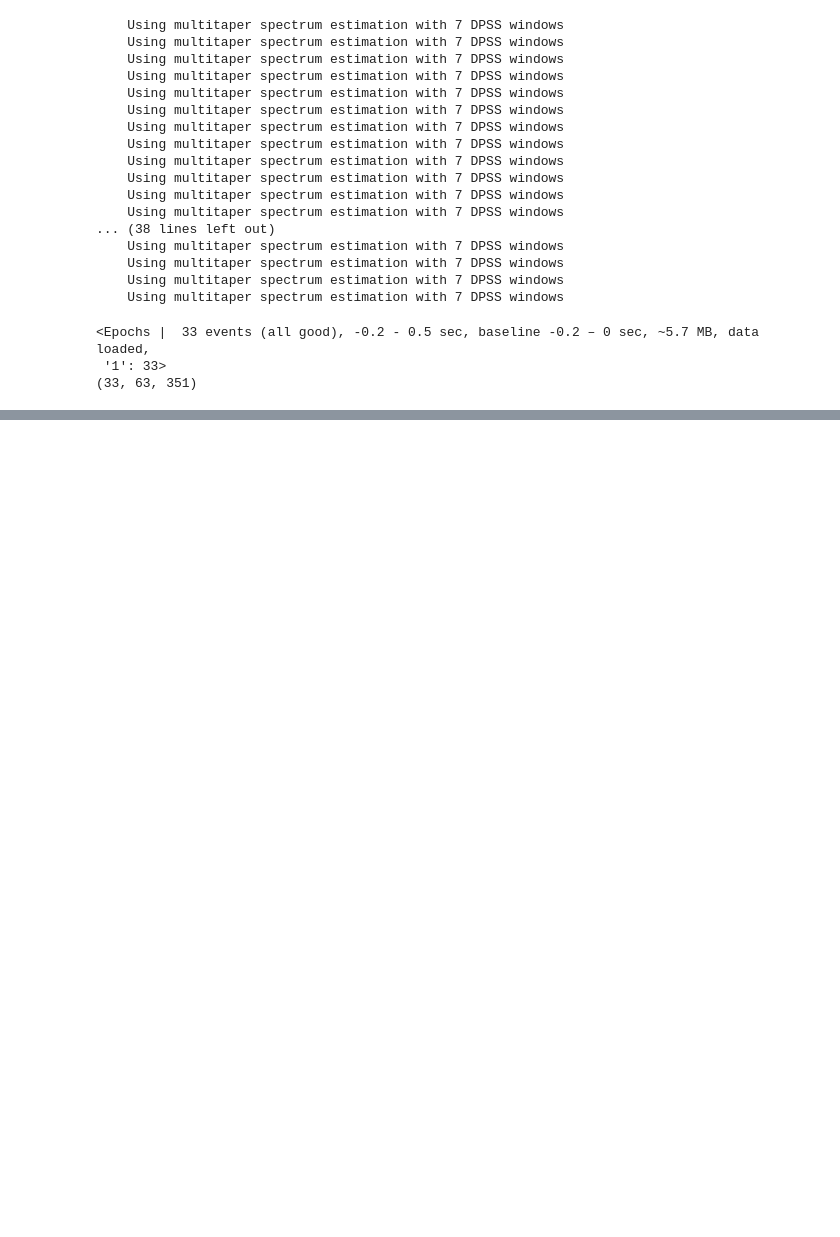
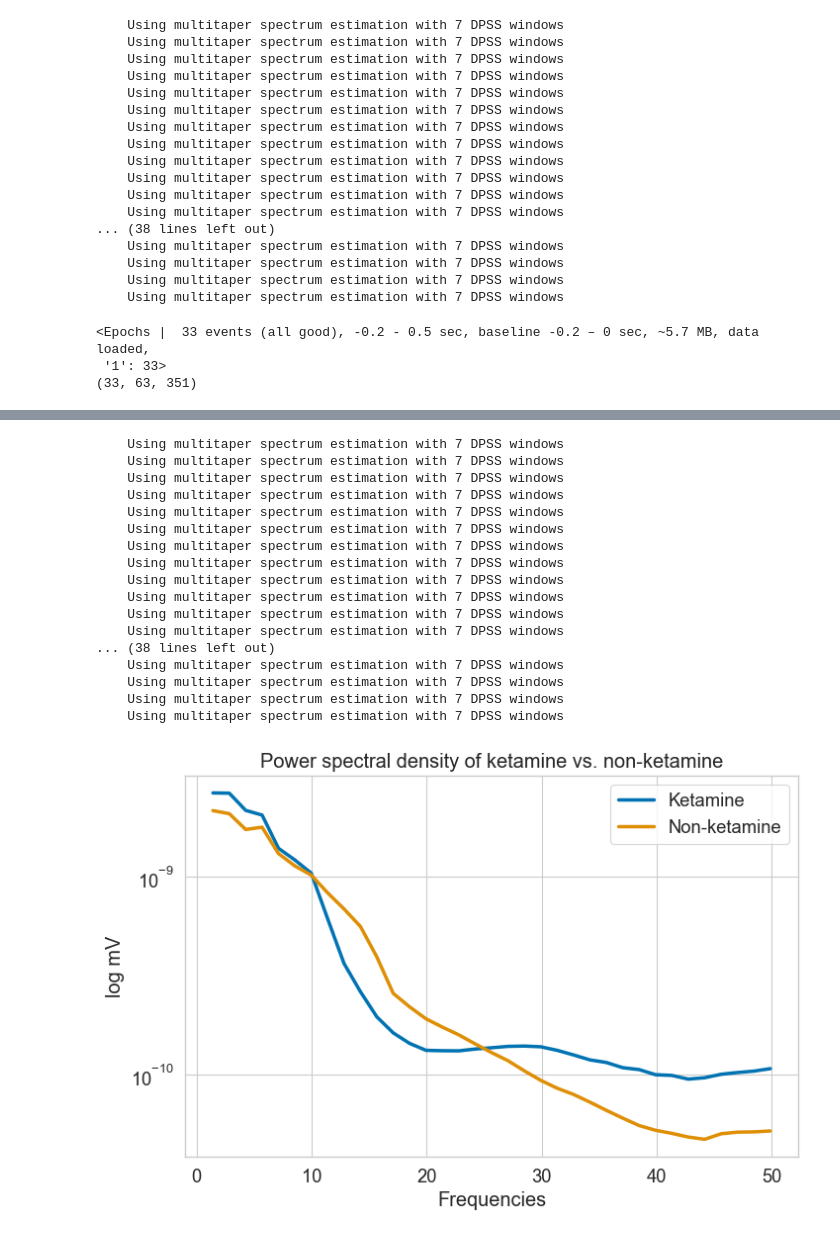
Before and after one commit to AndrlmMass/Ketamine-project, a Jupyter notebook: DataAnalysis/EEG_analysis/MainAnal/SpectrumAnalyses.ipynb, the cells around one changed output, grey strips where cells are left out. Drawn from its saved outputs; the diff is of its cells as text; code cells hidden in the pictures; blank space fills up the shorter version.

```diff
--- a/DataAnalysis/EEG_analysis/MainAnal/SpectrumAnalyses.ipynb
+++ b/DataAnalysis/EEG_analysis/MainAnal/SpectrumAnalyses.ipynb
@@ -301,0 +303,50 @@ print(psdss['ON: 0'])
+# %%
+#Psd between ket and non-ket
+
+#Categorize data by ket or non-ket
+Ketictary = {'Ket':[],'No-ket':[]}
+for cond in DataAd.keys():
+    for pers in DataAd[cond]:
+        psds, sfreq = mne.time_frequency.psd_array_multitaper(DataAd[cond][pers],sfreq=500, fmin=1, fmax=50)
+        if cond == 'SED_1' or cond == 'SED_2' or cond == 'SED_3' or cond == 'SED_4':
+            Ketictary['Ket'].append(np.mean(np.mean(psds,axis=0),axis=0))
+        else:
+            Ketictary['No-ket'].append(np.mean(np.mean(psds,axis=0),axis=0))
+#plot the psd
+import seaborn as sns
+
+sns.set_style("whitegrid")
+sns.set_context("paper", font_scale=1.5, rc={"lines.linewidth": 2.5})
+sns.set_palette("colorblind")
+
+sns.lineplot(x=sfreq,y=list(np.mean(Ketictary['Ket'],axis=0).T),label='Ketamine')
+sns.lineplot(x=sfreq,y=list(np.mean(Ketictary['No-ket'],axis=0).T),label='Non-ketamine')
+plt.yscale('log')
+plt.xlabel('Frequencies')
+plt.ylabel('log mV')
+plt.title('Power spectral density of ketamine vs. non-ketamine', loc='center')
+plt.legend()
+# Resize the figure to a specific size
+plt.gcf().set_size_inches(8, 5) # 6 inches by 4 inches
+
+# Save the plot to a file
+plt.savefig('M:\\pc\\Dokumenter\\GitHub\\Ketamine-project\\DataAnalysis\\EEG_analysis\\MainAnal\\SpectrumAnal\\psd_ket_comparison.png',dpi=300)
+# %% [output]
+    Using multitaper spectrum estimation with 7 DPSS windows
+    Using multitaper spectrum estimation with 7 DPSS windows
+    Using multitaper spectrum estimation with 7 DPSS windows
+    Using multitaper spectrum estimation with 7 DPSS windows
+    Using multitaper spectrum estimation with 7 DPSS windows
+    Using multitaper spectrum estimation with 7 DPSS windows
+    Using multitaper spectrum estimation with 7 DPSS windows
+    Using multitaper spectrum estimation with 7 DPSS windows
+    Using multitaper spectrum estimation with 7 DPSS windows
+    Using multitaper spectrum estimation with 7 DPSS windows
+    Using multitaper spectrum estimation with 7 DPSS windows
+    Using multitaper spectrum estimation with 7 DPSS windows
+... (38 lines left out)
+    Using multitaper spectrum estimation with 7 DPSS windows
+    Using multitaper spectrum estimation with 7 DPSS windows
+    Using multitaper spectrum estimation with 7 DPSS windows
+    Using multitaper spectrum estimation with 7 DPSS windows
+[figure, added]
```
Also changed, not shown: parts of 13 cells of this notebook.
